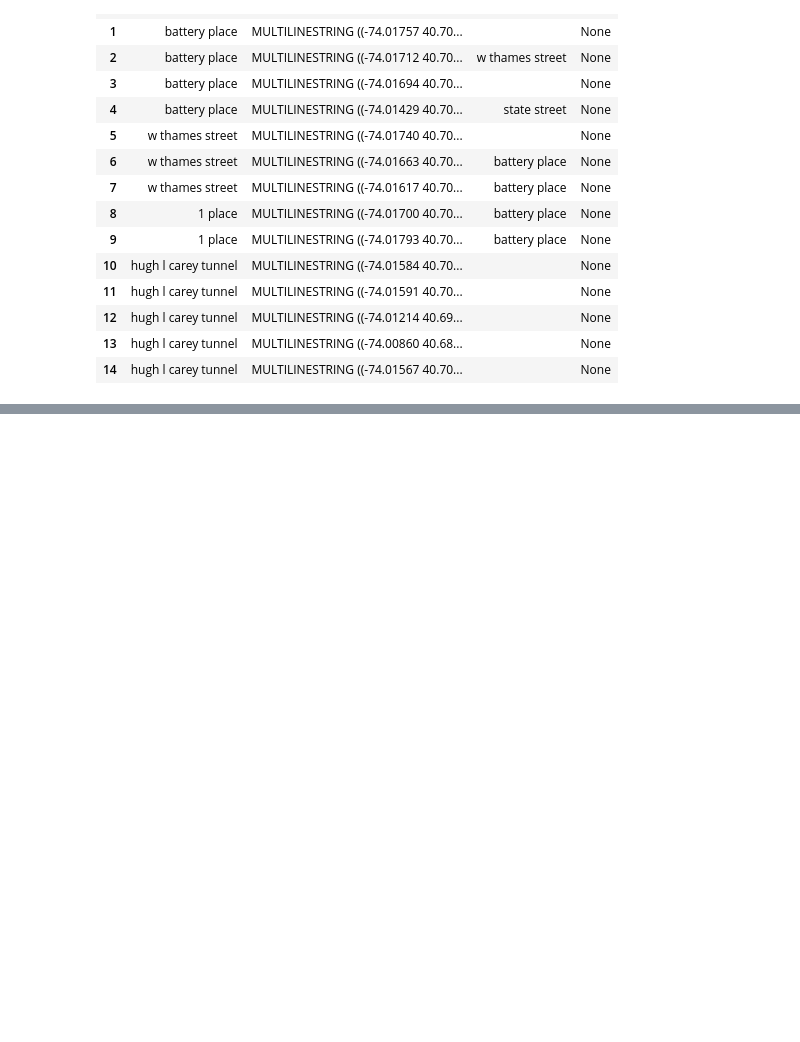
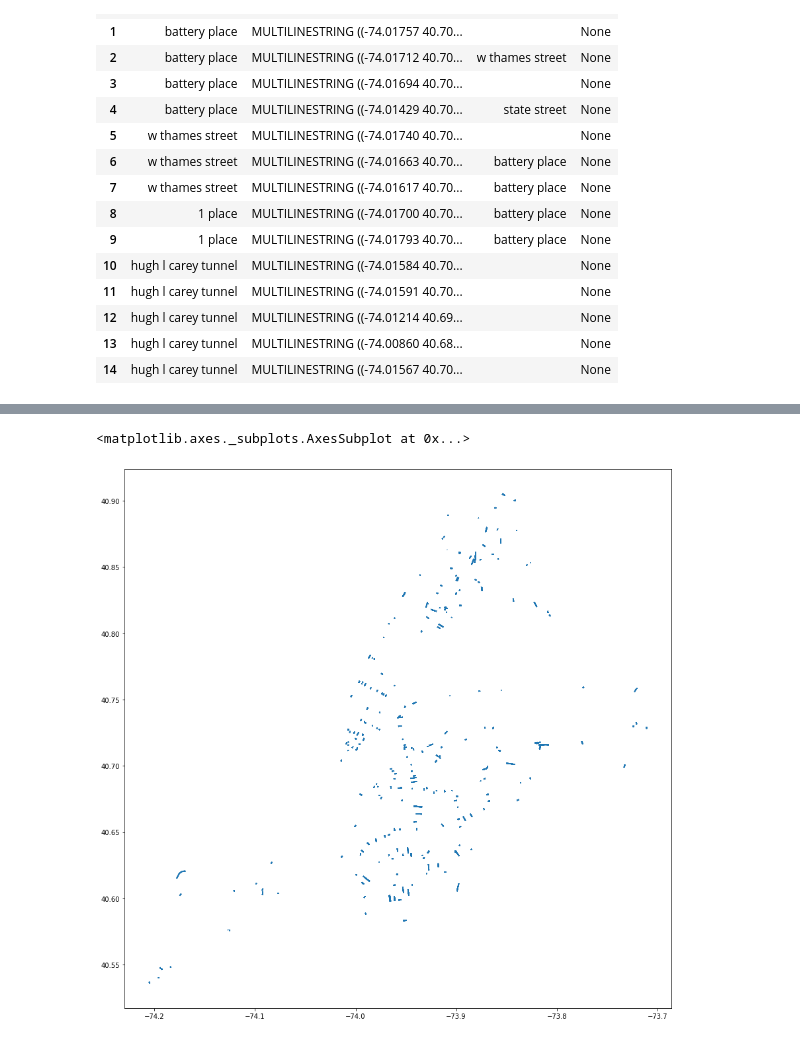
Before and after one commit to AlejandraZS10/capstone_project, a Jupyter notebook: NY Streets.ipynb, the cells around one changed output, grey strips where cells are left out. Drawn from its saved outputs; the diff is of its cells as text; code cells hidden in the pictures; blank space fills up the shorter version.

```diff
--- a/NY Streets.ipynb
+++ b/NY Streets.ipynb
@@ -262,0 +246,3 @@ st.rename(columns={"st_label": "Roadway Name"}, errors="raise")
+# %%
+test4 = traffic.merge(st, how='left', on=['Roadway Name','To'])
+test4.head(10)
@@ -262,0 +262,3 @@ st.rename(columns={"st_label": "Roadway Name"}, errors="raise")
+# %%
+test4 = test4[test4['geometry'].notna()]
+test4
@@ -262,0 +281,18 @@ st.rename(columns={"st_label": "Roadway Name"}, errors="raise")
+# %%
+#handle dates
+test4['Date']=pd.to_datetime(test4.Date, format="%m/%d/%Y")
+test4['year'] = test4['Date'].dt.year
+
+test4['month'] = test4['Date'].dt.month
+
+test4['day'] = test4['Date'].dt.day
+# %%
+#handle dimensionality
+test4['morning_rush'] = traffic['6:00-7:00AM'] + traffic['8:00-9:00AM'] + traffic['10:00-11:00AM']
+test4['midday'] = traffic['12:00-1:00PM'] + traffic['2:00-3:00PM']
+test4['afternoon_rush'] = traffic['4:00-5:00PM'] + traffic['6:00-7:00PM']
+test4['evening'] = traffic['8:00-9:00PM'] + traffic['10:00-11:00PM'] + traffic['12:00-1:00 AM']
+test4['night'] = traffic['2:00-3:00AM'] + traffic['4:00-5:00AM']
+test4['total'] = test4['morning_rush'] + test4['midday']+test4['afternoon_rush']+test4['evening']+test4['night']
+test4.drop(columns =["From_y"], inplace = True)
+test4.head(5)
@@ -262,0 +307,7 @@ st.rename(columns={"st_label": "Roadway Name"}, errors="raise")
+# %%
+data = test4[['Roadway Name', 'geometry']]
+gdata = gpd.GeoDataFrame(data, geometry='geometry')
+gdata.plot(figsize=(30, 15))
+# %% [output]
+<matplotlib.axes._subplots.AxesSubplot at 0x...>
+[figure, added]
```
Also changed, not shown: parts of 13 cells of this notebook, 2 other files.
